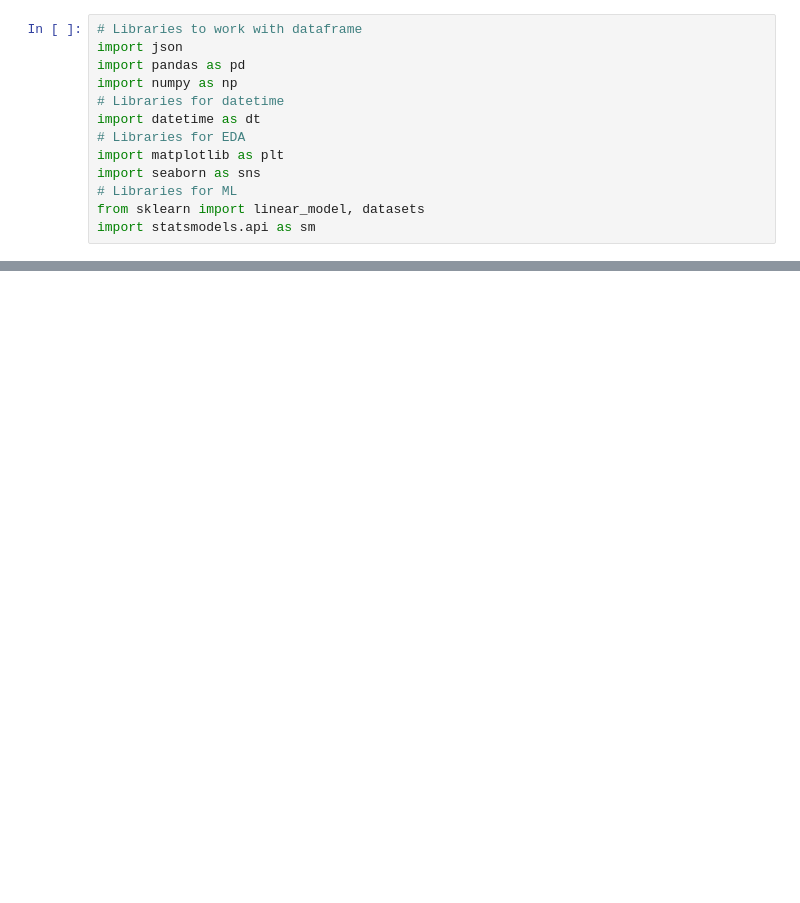
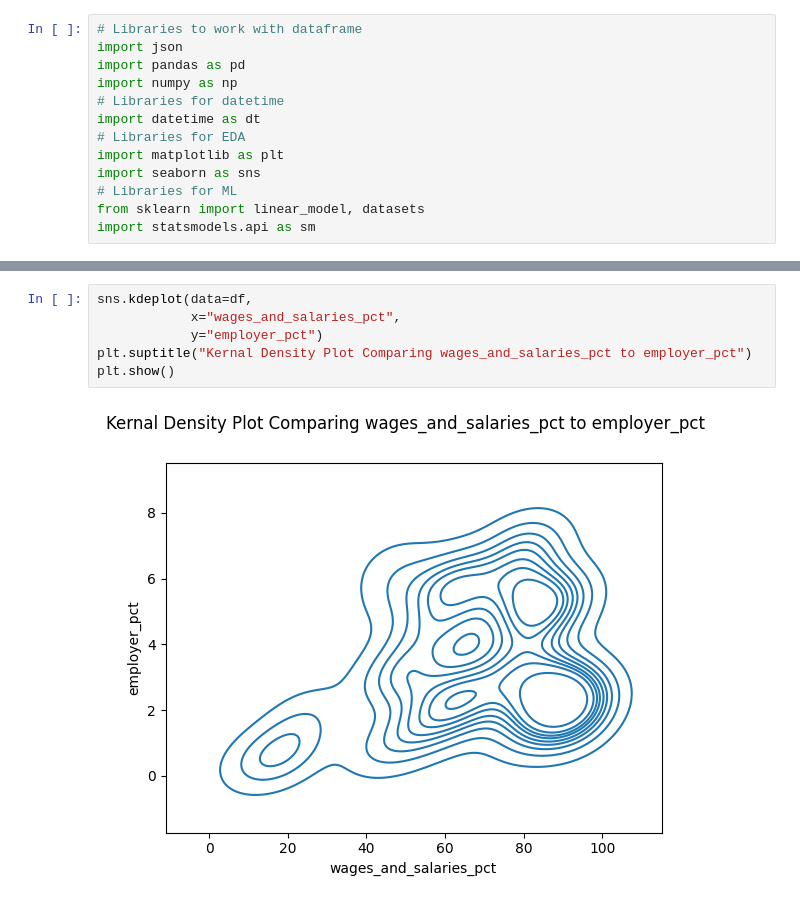
Before and after one commit to Oluyomy/LHL_Midterm_Project, a Jupyter notebook: WIP/population_statmodel.ipynb, the cells around one changed output, grey strips where cells are left out. Drawn from its saved outputs; the diff is of its cells as text; blank space fills up the shorter version.

```diff
--- a/WIP/population_statmodel.ipynb
+++ b/WIP/population_statmodel.ipynb
@@ -26,0 +135,8 @@ df.head()
+# %%
+sns.kdeplot(data=df,
+            x="wages_and_salaries_pct",
+            y="employer_pct")
+plt.suptitle("Kernal Density Plot Comparing wages_and_salaries_pct to employer_pct")
+plt.show()
+# %% [output]
+[figure, added]
```
Also changed, not shown: parts of 16 cells of this notebook.
